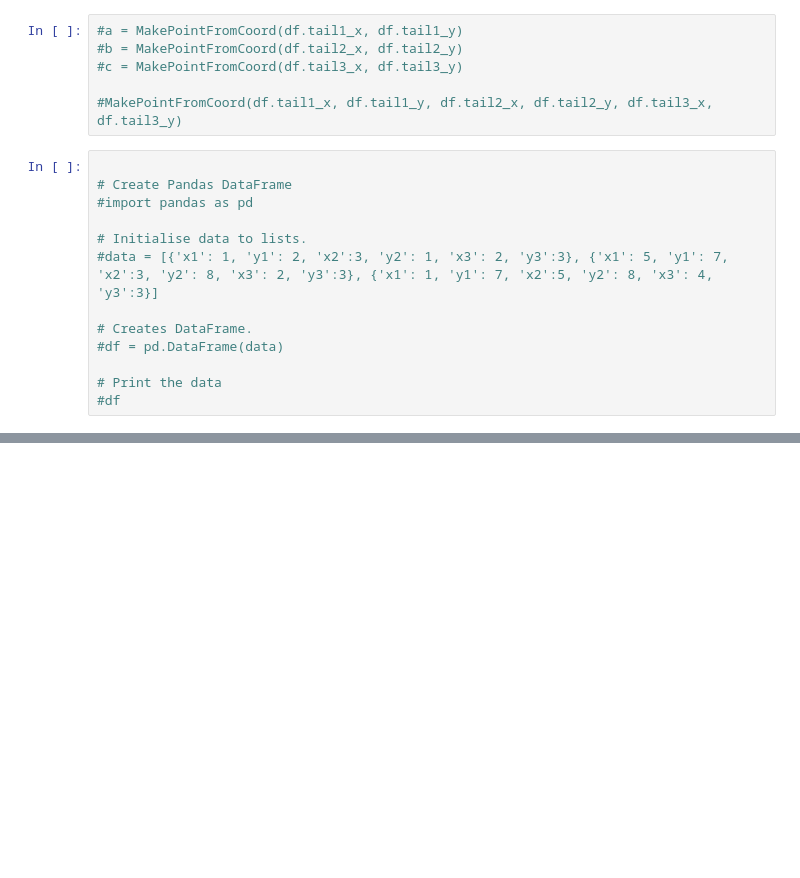
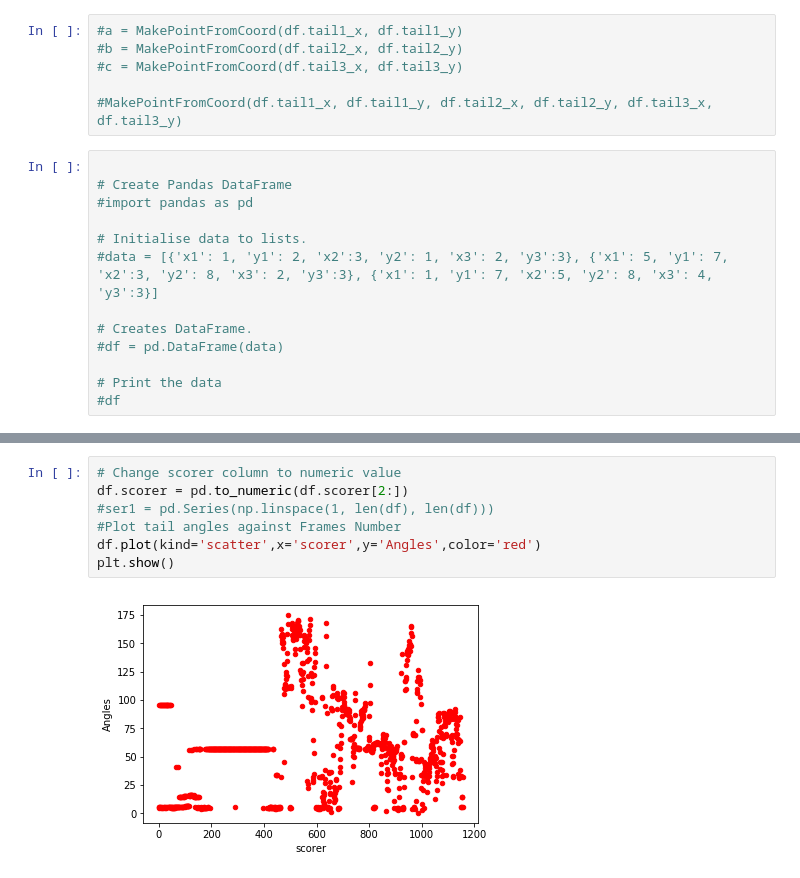
Before and after one commit to salvatoreNRIM/Ridge_analysis, a Jupyter notebook: Ridge_Visualization&Angle.ipynb, the cells around one changed output, grey strips where cells are left out. Drawn from its saved outputs; the diff is of its cells as text; blank space fills up the shorter version.

```diff
--- a/Ridge_Visualization&Angle.ipynb
+++ b/Ridge_Visualization&Angle.ipynb
@@ -120,0 +108,9 @@ df.head()
+# %%
+# Change scorer column to numeric value
+df.scorer = pd.to_numeric(df.scorer[2:])
+#ser1 = pd.Series(np.linspace(1, len(df), len(df)))
+#Plot tail angles against Frames Number
+df.plot(kind='scatter',x='scorer',y='Angles',color='red')
+plt.show()
+# %% [output]
+[figure, added]
```
Also changed, not shown: parts of 12 cells of this notebook.
